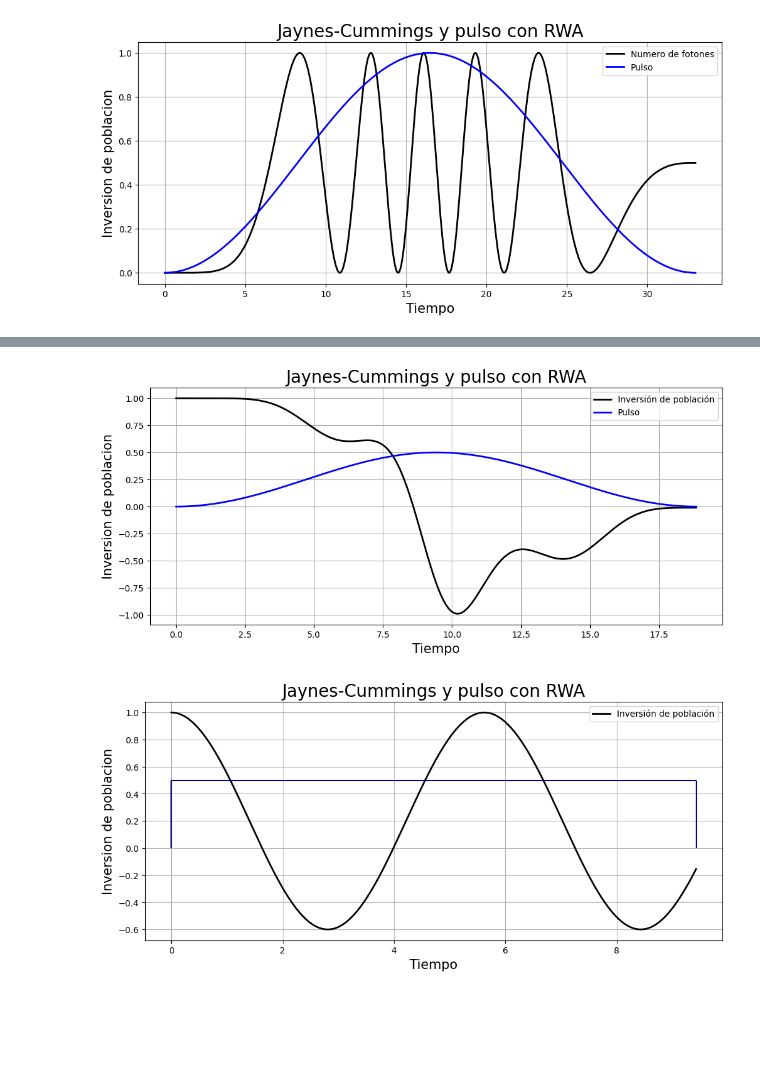
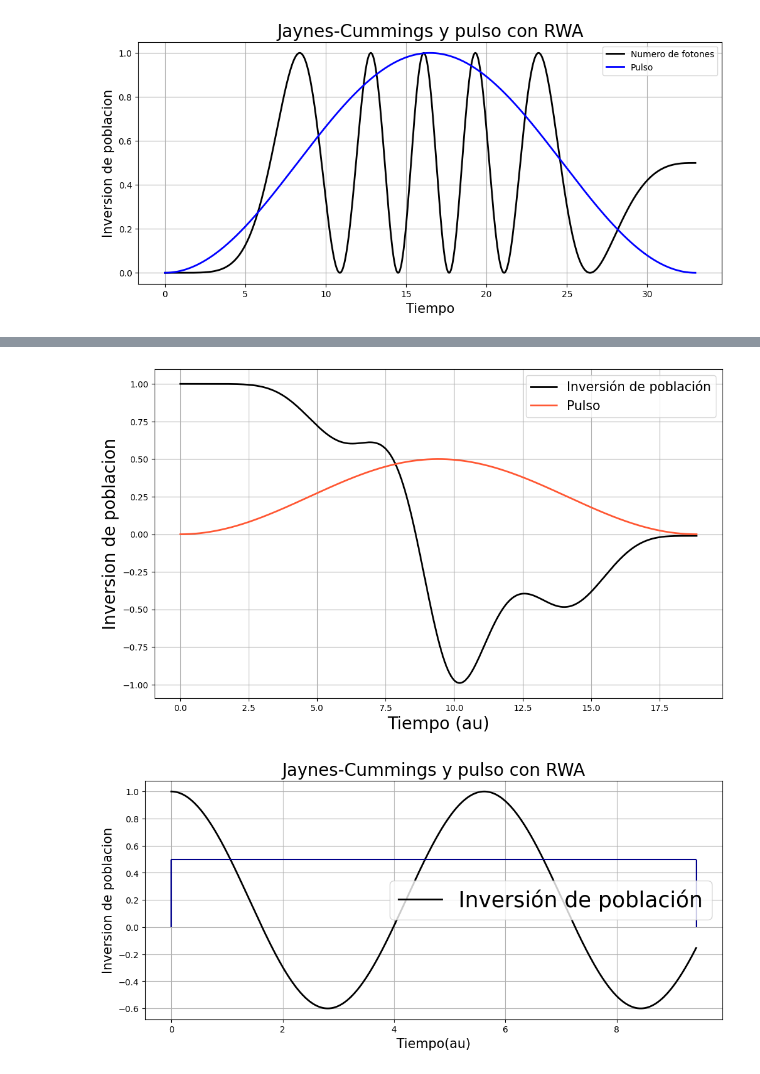
Before and after one commit to miguelgalviseli/Quantum_Photodynamics, a Jupyter notebook: area_t_atomo.ipynb, the cells around one changed output, grey strips where cells are left out. Cells and saved outputs as stored; diff of their text form; code cells hidden in the pictures; blank space fills up the shorter version.

Commit message:
Paleta y primeras imagenes finales.

```diff
--- a/area_t_atomo.ipynb
+++ b/area_t_atomo.ipynb
@@ -304,41 +304,42 @@ t2 = np.linspace(0, T1, num_steps)
 HI1 = (sm + sm.dag())
 
 
 # Definimos el Hamiltoniano total
 H= [H0, [HI1, pulso]]
 H1= [H0, [HI1, pulso_const]]
 
 
 
 # Resolvemos la ecuacion diferencial
 result = mesolve(H, psi01, t, [], [a.dag() * a, (sm.dag() * sm-sm *sm.dag()),sm *sm.dag(),sm.dag() * sm])
 result2 = mesolve(H1, psi01, t2, [], [a.dag() * a, (sm.dag() * sm-sm *sm.dag()),sm *sm.dag(),sm.dag() * sm])
 
 
 # Graficamos la inversion de poblacion
-plt.figure(figsize=(12,5))
-plt.title("Átomo y pulso tipo seno cuadrado",fontsize=20)
+plt.figure(figsize=(12,7))
+#plt.title("Átomo y pulso tipo seno cuadrado",fontsize=20)
 plt.plot(t, result.expect[1], label="Inversión de población",color='black',lw=2)
-plt.plot(t,pulso_l2(t,g),label="Pulso",color='blue',lw=2)
+plt.plot(t,pulso_l2(t,g),label="Pulso",color='#FF5733',lw=2)
 plt.grid()
-plt.xlabel('Tiempo',fontsize=15)
-plt.ylabel('Inversion de poblacion',fontsize=15)
-plt.title("Jaynes-Cummings y pulso con RWA",fontsize=20)
-plt.legend()
+plt.xlabel('Tiempo (au)',fontsize=20)
+plt.ylabel('Inversion de poblacion',fontsize=20)
+plt.legend(fontsize=15)
+#plt.title("Jaynes-Cummings y pulso con RWA",fontsize=20)
+#plt.legend()
 plt.show()
 
 plt.figure(figsize=(12,5))
 plt.title("Átomo y envolvente constante",fontsize=20)
 plt.plot(t2, result2.expect[1], label="Inversión de población",color='black',lw=2)
 plt.hlines(d, 0, T1, color = 'darkblue')
 plt.vlines(0, 0, d, color = 'darkblue')
 plt.vlines(T1, 0, d, color = 'darkblue')
 plt.grid()
-plt.xlabel('Tiempo',fontsize=15)
+plt.xlabel('Tiempo(au)',fontsize=15)
 plt.ylabel('Inversion de poblacion',fontsize=15)
 plt.title("Jaynes-Cummings y pulso con RWA",fontsize=20)
-plt.legend()
+plt.legend(fontsize=25)
 plt.show()
 # %% [output]
-[figure, old version]
+[figure, new version]
-[figure, old version]
+[figure, new version]
```
Also changed, not shown: parts of 2 cells of this notebook, 3 other files.
